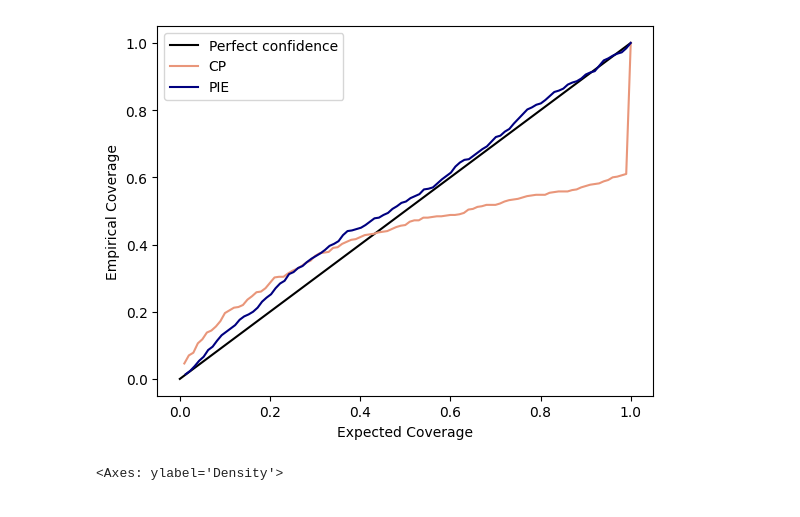
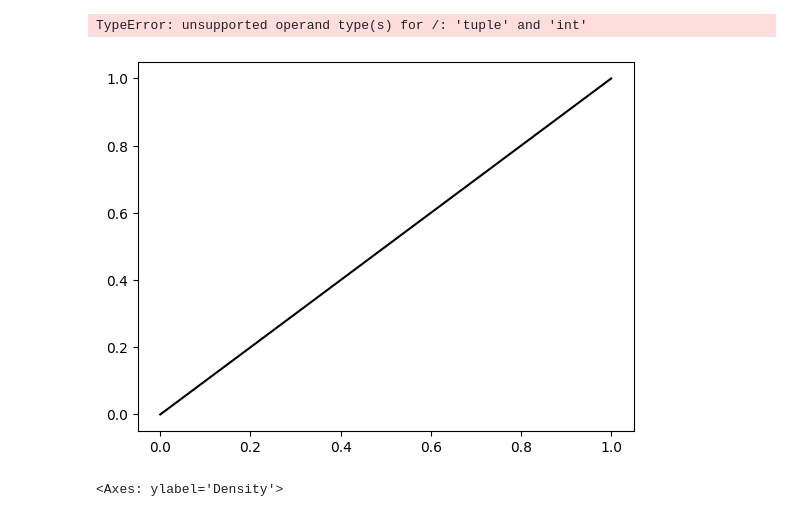
Before and after one commit to nadavbennun1/collective_posterior, a Jupyter notebook: WF/test collective.ipynb, the cells around one changed output. Saved outputs shown, nothing was run; the diff lists cells and outputs as text; code cells hidden in the pictures.

```diff
--- a/WF/test collective.ipynb
+++ b/WF/test collective.ipynb
@@ -100,24 +102,25 @@ plot_accuracy(cp_acc, ax, color='darksalmon')
 # %%
 def plot_covs(covs, ax, label, color):
-    H,X1 = np.histogram(covs, bins = 100, normed = True)
+    H,X1 = np.histogram(covs, bins = 100)
     dx = X1[1] - X1[0]
     F1 = np.cumsum(H)*dx
     ax.plot(X1[1:], F1, label = label, color=color)
 
     ax.set_xlabel('Expected Coverage')
     ax.set_ylabel('Empirical Coverage')
     ax.legend()
     return
 
 fig, ax = plt.subplots()
 ax.plot(np.linspace(0,1,100),np.linspace(0,1,100), color='k', label='Perfect confidence')
 covs = pd.read_csv('tests/covs_WF.csv', index_col=0, dtype='float')
 plot_covs(covs,ax,label='CP',color='darksalmon')
 
 covs_iid = pd.read_csv('tests/covs_WF_iid.csv', index_col=0, dtype='float')
 plot_covs(covs_iid,ax,label='PIE',color='navy')
 # %% [output]
+TypeError: unsupported operand type(s) for /: 'tuple' and 'int'
-[figure, old version]
+[figure, new version]
 # %%
 from seaborn import histplot
 fig, ax = plt.subplots(1,3, figsize=(10,3), tight_layout = True)
```
Also changed, not shown: parts of 5 cells of this notebook, 21 other files.
